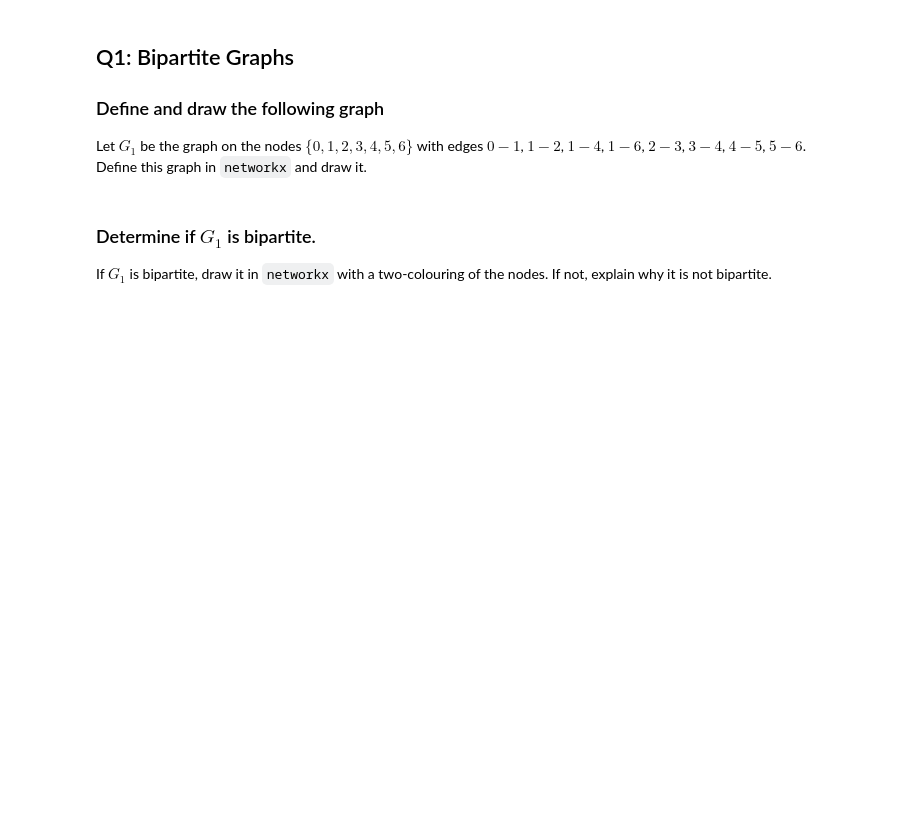
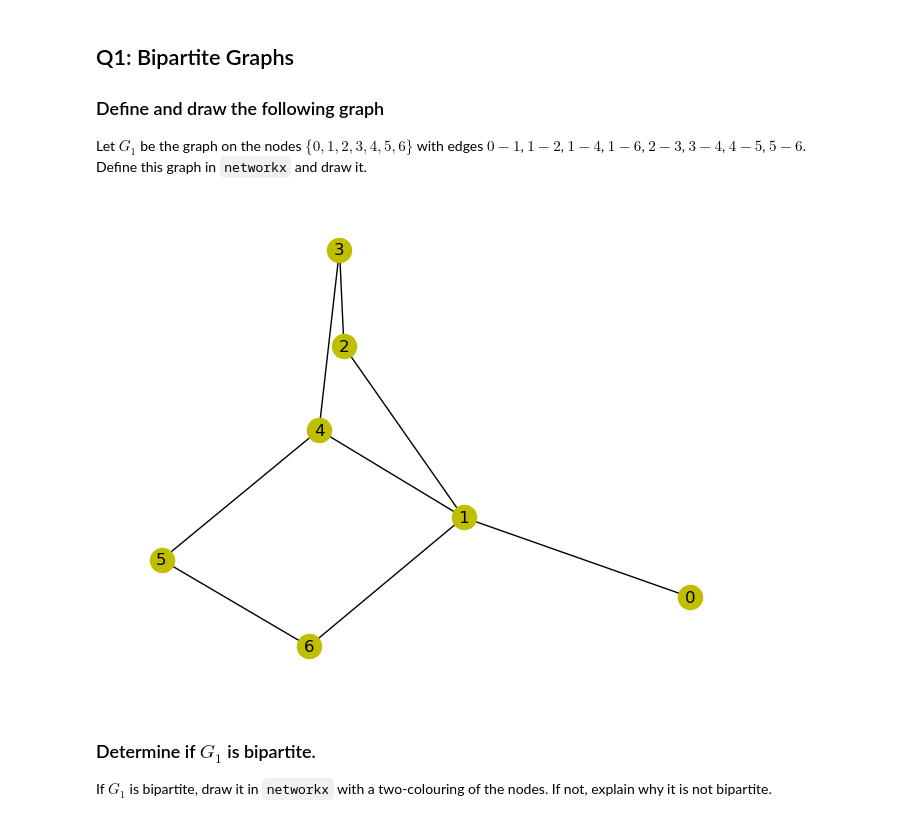
Before and after one commit to 0hAodha/uni, a Jupyter notebook: year4/semester2/CS4423/assignments/assignment1/CS4423-Assignment-1.ipynb, the cells around one changed output. Cells and saved outputs as stored; diff of their text form; code cells hidden in the pictures; blank space fills up the shorter version.

```diff
--- a/year4/semester2/CS4423/assignments/assignment1/CS4423-Assignment-1.ipynb
+++ b/year4/semester2/CS4423/assignments/assignment1/CS4423-Assignment-1.ipynb
@@ -42,7 +41,11 @@ opts = { "with_labels": True, "node_color": 'y' } # show labels; yellow noodes
 Let $G_1$ be the graph on the nodes $\{0, 1, 2, 3, 4, 5, 6\}$ with edges $0-1$, $1-2$, $1-4$, $1-6$, $2-3$, $3-4$, $4-5$, $5-6$.\
 Define this graph in `networkx` and draw it.
 # %%
-### Give your answer in this cell. Add more cells if needed.
+G1 = nx.Graph()
+G1.add_edges_from([(0,1), (1,2), (1,4), (1,6), (2,3), (3,4), (4,5), (5,6)])
+nx.draw(G1, **opts)
+# %% [output]
+[figure, added]
 # %% [markdown]
 ### Determine if $G_1$  is bipartite.
 If $G_1$ is bipartite, draw it in `networkx` with a two-colouring of the nodes. If not, explain  why it is not bipartite.
```
Also changed, not shown: parts of 15 cells of this notebook, 1 other file.
